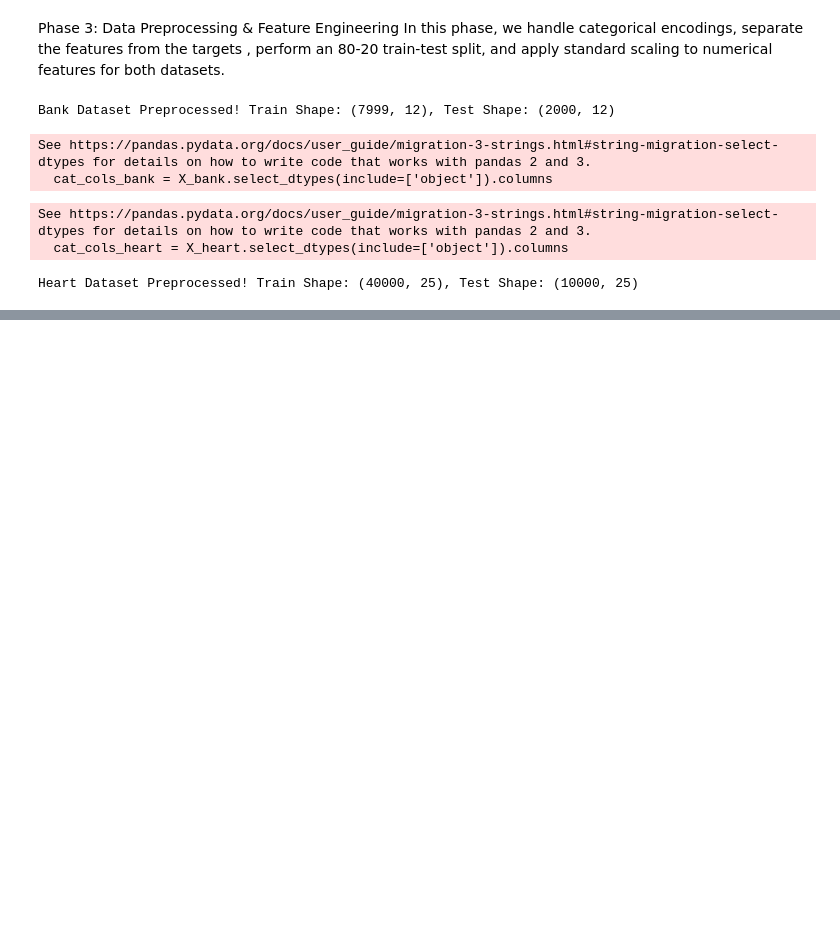
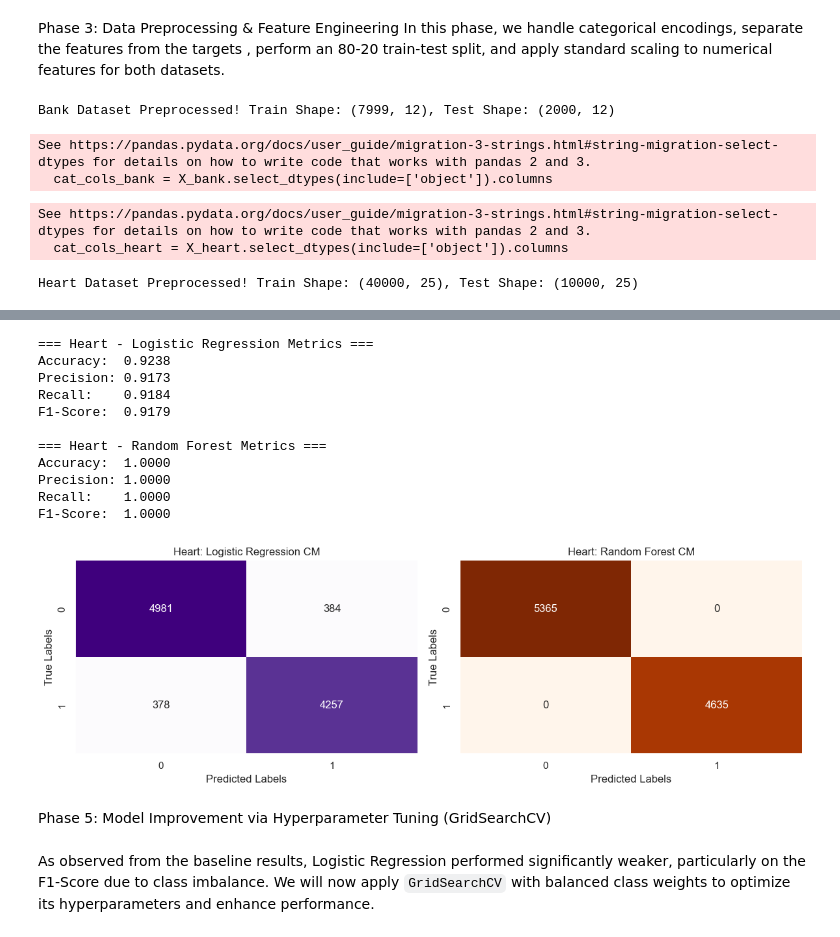
Before and after one commit to maazShahGillani11/betabytez-AI-ML-task2-MuhammadMaazShah, a Jupyter notebook: Model_comparison.ipynb, the cells around one changed output, grey strips where cells are left out. Saved outputs shown, nothing was run; the diff lists cells and outputs as text; code cells hidden in the pictures; blank space fills up the shorter version.

```diff
--- a/Model_comparison.ipynb
+++ b/Model_comparison.ipynb
@@ -135,0 +191,43 @@ Heart Dataset Preprocessed! Train Shape: (40000, 25), Test Shape: (10000, 25)
+# %%
+# Initialize models
+lr_heart = LogisticRegression(max_iter=1000, random_state=42)
+rf_heart = RandomForestClassifier(random_state=42)
+# Train models
+lr_heart.fit(X_train_heart_scaled, y_train_heart)
+rf_heart.fit(X_train_heart_scaled, y_train_heart)
+# Predictions
+y_pred_lr_heart = lr_heart.predict(X_test_heart_scaled)
+y_pred_rf_heart = rf_heart.predict(X_test_heart_scaled)
+# Print Metrics
+evaluate_model_performance(y_test_heart, y_pred_lr_heart, "Heart - Logistic Regression")
+evaluate_model_performance(y_test_heart, y_pred_rf_heart, "Heart - Random Forest")
+# Confusion Matrices Visualizations
+fig, axes = plt.subplots(1, 2, figsize=(12, 4))
+sns.heatmap(confusion_matrix(y_test_heart, y_pred_lr_heart), annot=True, fmt='d', cmap='Purples', ax=axes[0], cbar=False)
+axes[0].set_title('Heart: Logistic Regression CM')
+axes[0].set_xlabel('Predicted Labels')
+axes[0].set_ylabel('True Labels')
+
+sns.heatmap(confusion_matrix(y_test_heart, y_pred_rf_heart), annot=True, fmt='d', cmap='Oranges', ax=axes[1], cbar=False)
+axes[1].set_title('Heart: Random Forest CM')
+axes[1].set_xlabel('Predicted Labels')
+axes[1].set_ylabel('True Labels')
+plt.tight_layout()
+plt.show()
+# %% [output]
+=== Heart - Logistic Regression Metrics ===
+Accuracy:  0.9238
+Precision: 0.9173
+Recall:    0.9184
+F1-Score:  0.9179
+
+=== Heart - Random Forest Metrics ===
+Accuracy:  1.0000
+Precision: 1.0000
+Recall:    1.0000
+F1-Score:  1.0000
+[figure, added]
+# %% [markdown]
+Phase 5: Model Improvement via Hyperparameter Tuning (GridSearchCV)
+# %% [markdown]
+As observed from the baseline results, Logistic Regression performed significantly weaker, particularly on the F1-Score due to class imbalance. We will now apply `GridSearchCV` with balanced class weights to optimize its hyperparameters and enhance performance.
```
Also changed, not shown: parts of 6 cells of this notebook.
